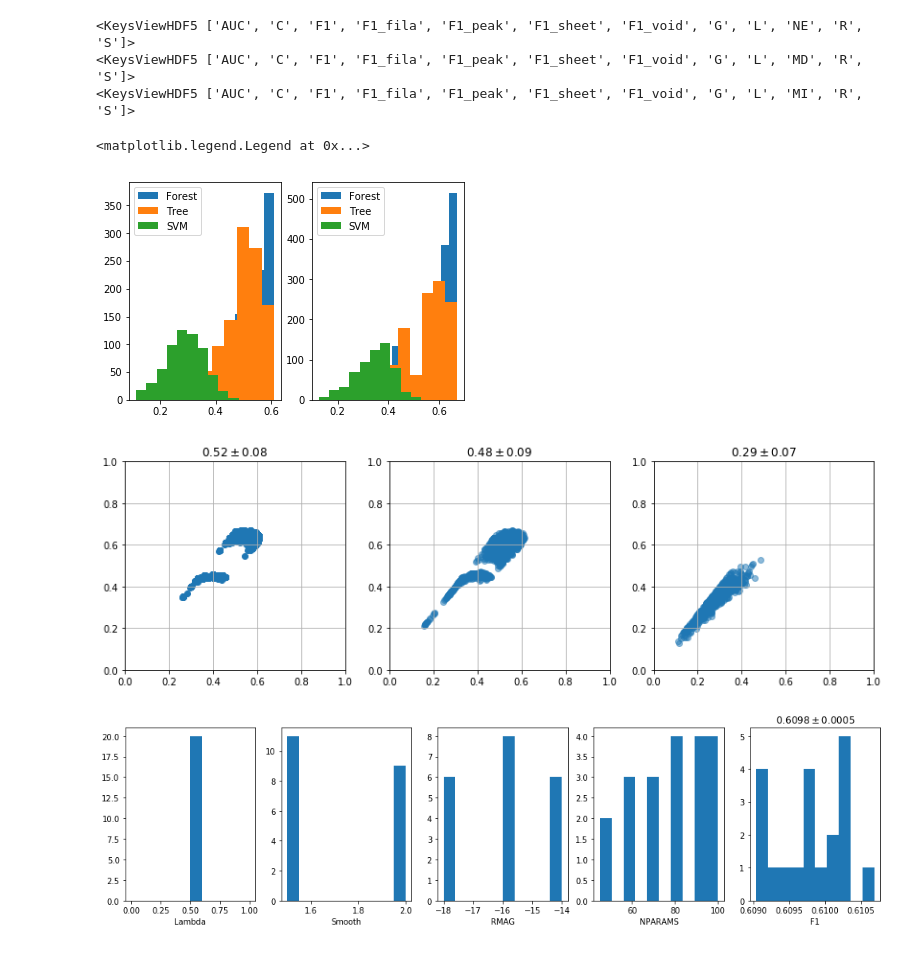
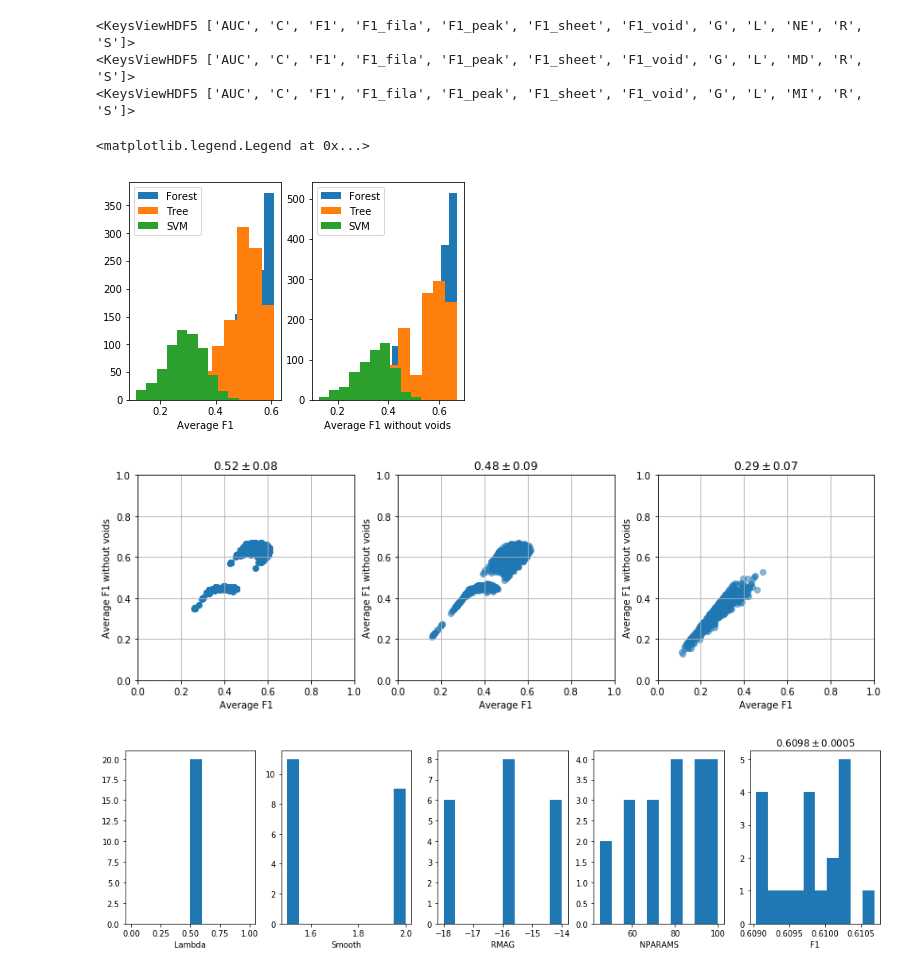
Before and after one commit to forero/ML_beta_skeleton_T_web, a Jupyter notebook: data/from_CM_to_F1.ipynb, the cells around one changed output. Saved outputs shown, nothing was run; the diff lists cells and outputs as text; code cells hidden in the pictures.

```diff
--- a/data/from_CM_to_F1.ipynb
+++ b/data/from_CM_to_F1.ipynb
@@ -65,21 +65,25 @@ for m in methods:
 # %%
 
 plt.subplot(1,2,1)
 for m in ["Forest","Tree", "SVM"]:
     _=plt.hist(F1[m]["F1_av"], label=m)
+plt.xlabel("Average F1")
 plt.legend()
 
 plt.subplot(1,2,2)
 for m in ["Forest","Tree", "SVM"]:
     _=plt.hist(F1[m]["F1_av_no_voids"], label=m)
+plt.xlabel("Average F1 without voids")
 plt.legend()
 # %% [output]
 <matplotlib.legend.Legend at 0x...>
-[figure, old version]
+[figure, new version]
 # %%
 plt.figure(figsize=(14,4))
 plt.subplot(1,3,1)
 plt.scatter(F1["Forest"]["F1_av"], F1["Forest"]["F1_av_no_voids"])
+plt.xlabel("Average F1")
+plt.ylabel("Average F1 without voids")
 plt.xlim([0,1])
 plt.ylim([0,1])
 plt.title("${:.2f}\pm{:.2f}$".format(np.mean(F1["Forest"]["F1_av"]), np.std(F1["Forest"]["F1_av"])))
@@ -90,6 +94,8 @@ plt.scatter(F1["Tree"]["F1_av"], F1["Tree"]["F1_av_no_voids"], alpha=0.5)
 plt.title("${:.2f}\pm{:.2f}$".format(np.mean(F1["Tree"]["F1_av"]), np.std(F1["Tree"]["F1_av"])))
 plt.xlim([0,1])
 plt.ylim([0,1])
+plt.xlabel("Average F1")
+plt.ylabel("Average F1 without voids")
 plt.grid()
 
 
@@ -98,9 +104,11 @@ plt.scatter(F1["SVM"]["F1_av"], F1["SVM"]["F1_av_no_voids"], alpha=0.5)
 plt.title("${:.2f}\pm{:.2f}$".format(np.mean(F1["SVM"]["F1_av"]), np.std(F1["SVM"]["F1_av"])))
 plt.xlim([0,1])
 plt.ylim([0,1])
+plt.xlabel("Average F1")
+plt.ylabel("Average F1 without voids")
 plt.grid()
 # %% [output]
-[figure, old version]
+[figure, new version]
 # %%
 def plot_params(method="Forest", criterion="F1_av", n_best=10):
     plt.figure(figsize=(17,4))
```
